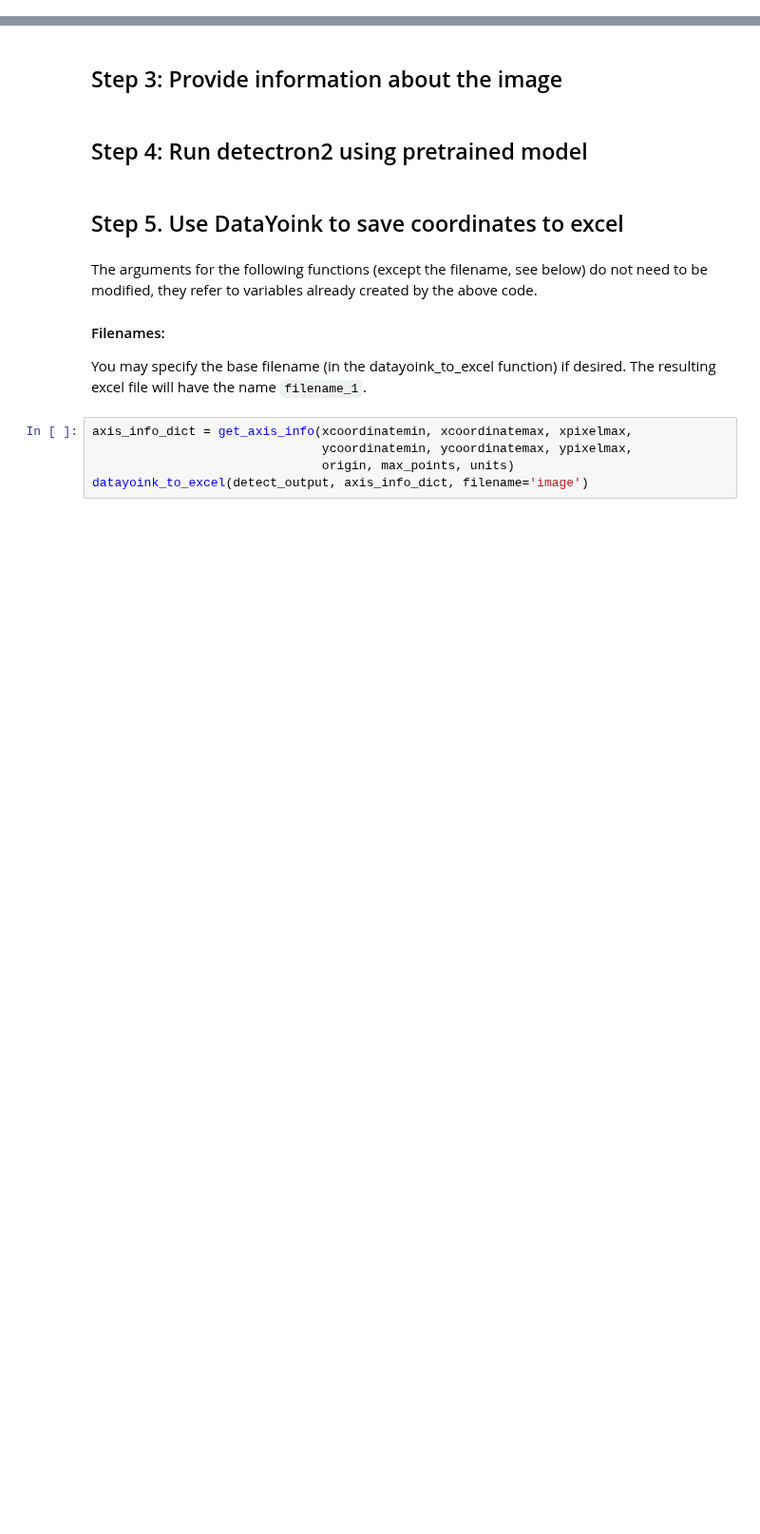
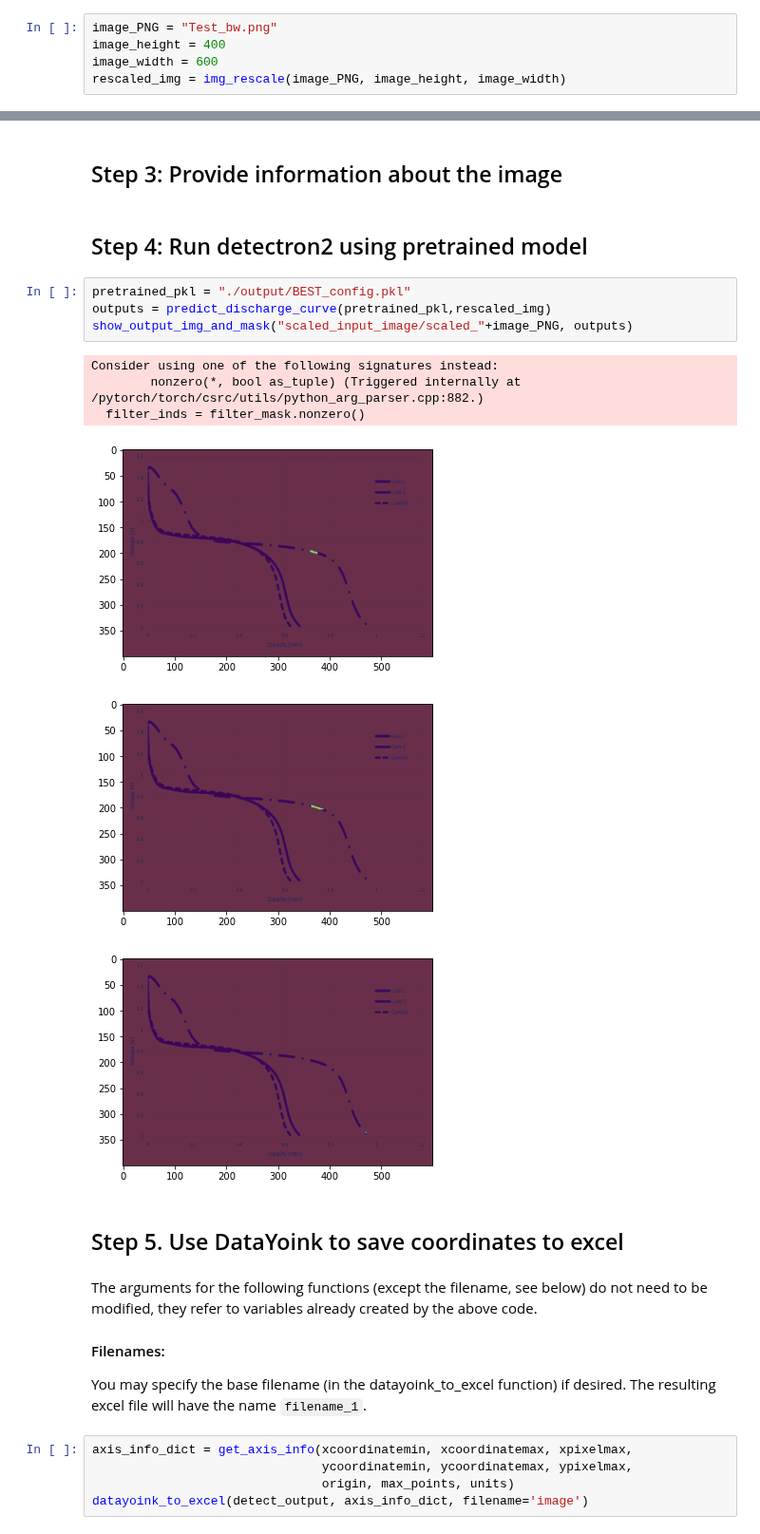
Before and after one commit to DataYoink/DataYoink, a Jupyter notebook: examples/Using_Pretrained_Mask_Demo.ipynb, the cells around one changed output, grey strips where cells are left out. Shown at 95% size. Cells and saved outputs as stored; diff of their text form; blank space fills up the shorter version.

```diff
--- a/examples/Using_Pretrained_Mask_Demo.ipynb
+++ b/examples/Using_Pretrained_Mask_Demo.ipynb
@@ -11,2 +14,7 @@ from pyfiles_for_demos.coordconverter import datayoink_to_excel, get_axis_info
 # %% [markdown]
 ## Step 2:  Load and resize Image
+# %%
+image_PNG = "Test_bw.png"
+image_height = 400
+image_width = 600
+rescaled_img = img_rescale(image_PNG, image_height, image_width)
@@ -14,6 +24,17 @@ from pyfiles_for_demos.coordconverter import datayoink_to_excel, get_axis_info
 ## Step 3: Provide information about the image
 # %% [markdown]
 ## Step 4: Run detectron2 using pretrained model
+# %%
+pretrained_pkl = "./output/BEST_config.pkl"
+outputs = predict_discharge_curve(pretrained_pkl,rescaled_img)
+show_output_img_and_mask("scaled_input_image/scaled_"+image_PNG, outputs)
+# %% [output]
+Consider using one of the following signatures instead:
+        nonzero(*, bool as_tuple) (Triggered internally at  /pytorch/torch/csrc/utils/python_arg_parser.cpp:882.)
+  filter_inds = filter_mask.nonzero()
+[figure, added]
+[figure, added]
+[figure, added]
 # %% [markdown]
 ## Step 5. Use DataYoink to save coordinates to excel
 # %% [markdown]
```
Also changed, not shown: parts of 3 cells of this notebook, 2 other files.
